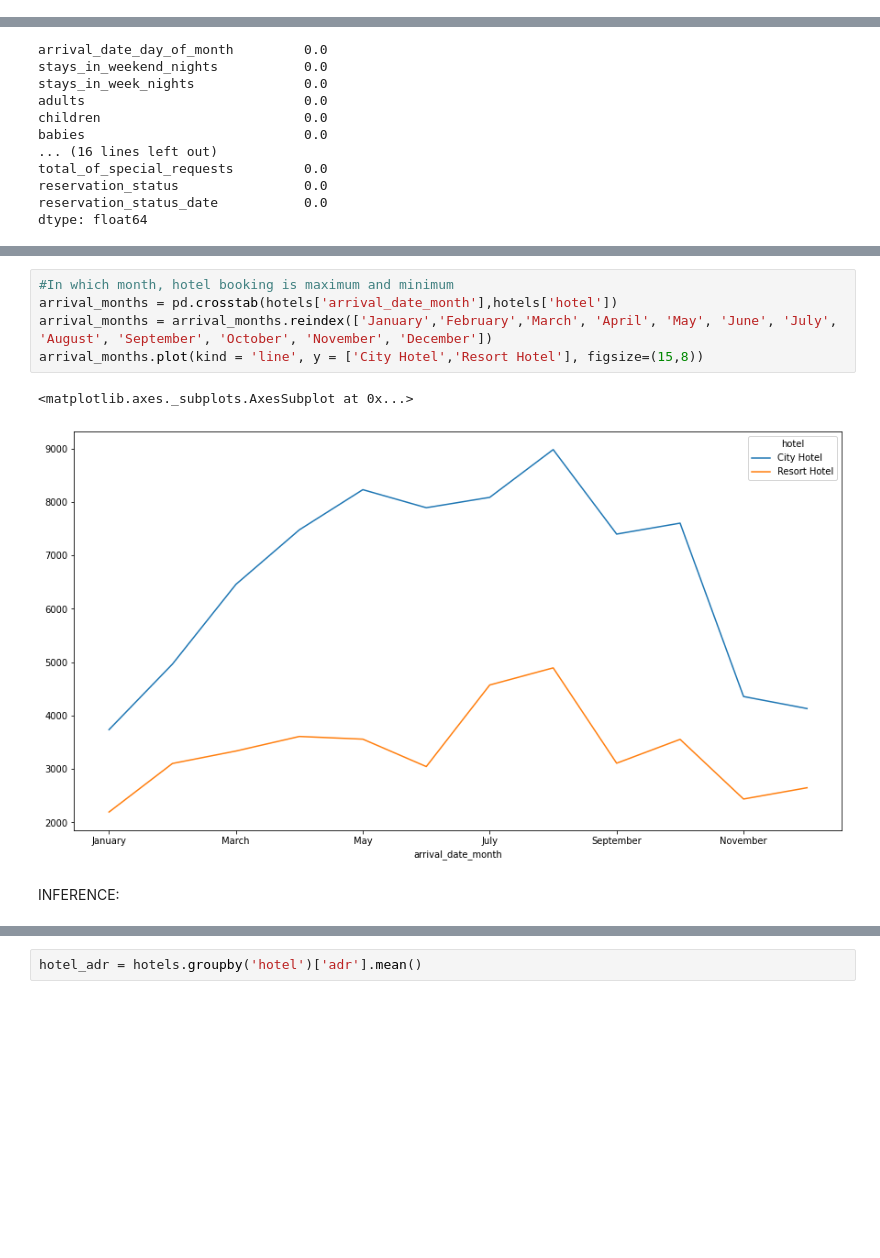
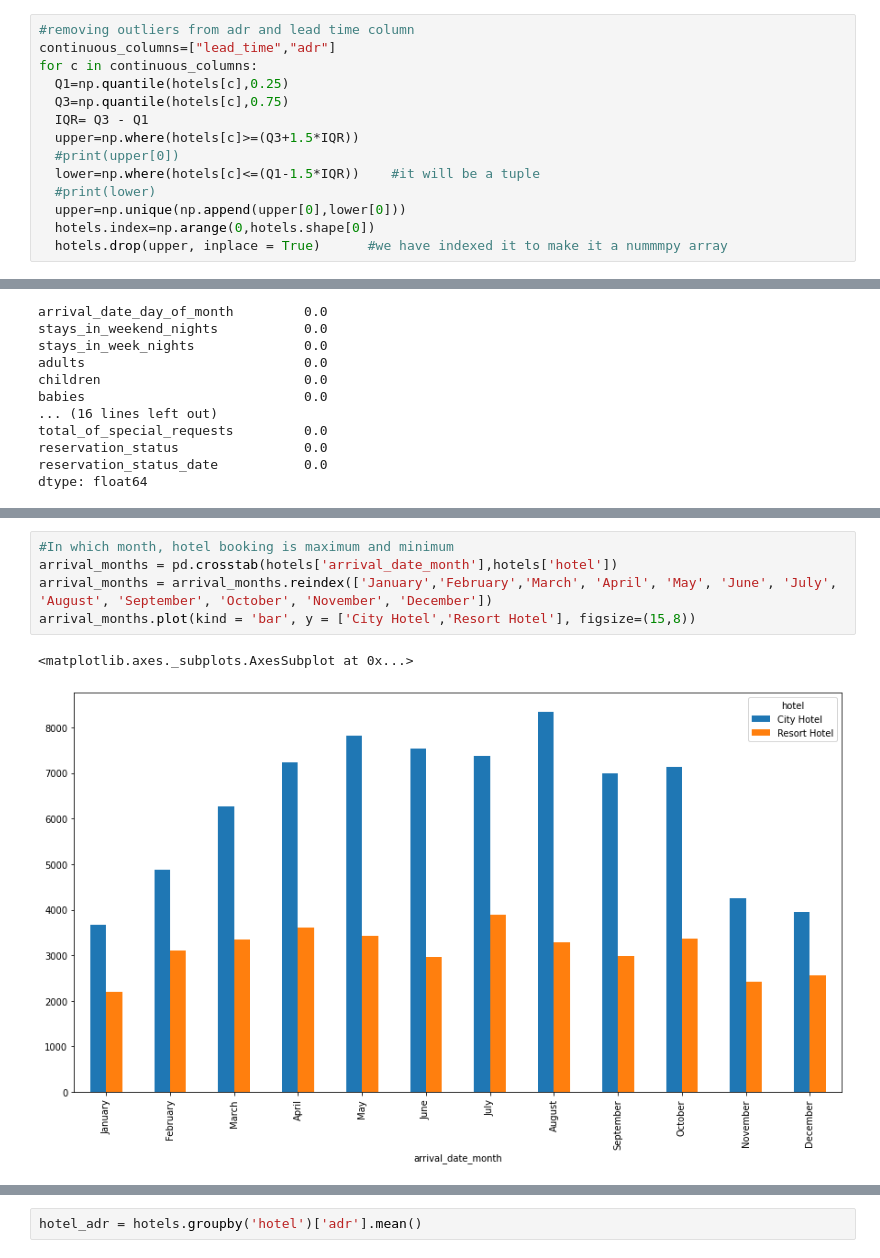
Before and after one commit to gauriagarwal18/Hotel_Booking_Analysis, a Jupyter notebook: Hotel_Booking.ipynb, the cells around one changed output, grey strips where cells are left out. Drawn from its saved outputs; the diff is of its cells as text; blank space fills up the shorter version.

```diff
--- a/Hotel_Booking.ipynb
+++ b/Hotel_Booking.ipynb
@@ -147,0 +158,14 @@ hotels['country'].fillna('other', inplace = True)
+# %%
+#removing outliers from adr and lead time column
+continuous_columns=["lead_time","adr"]
+for c in continuous_columns:
+  Q1=np.quantile(hotels[c],0.25)
+  Q3=np.quantile(hotels[c],0.75)
+  IQR= Q3 - Q1
+  upper=np.where(hotels[c]>=(Q3+1.5*IQR))
+  #print(upper[0])
+  lower=np.where(hotels[c]<=(Q1-1.5*IQR))    #it will be a tuple
+  #print(lower)
+  upper=np.unique(np.append(upper[0],lower[0]))
+  hotels.index=np.arange(0,hotels.shape[0])
+  hotels.drop(upper, inplace = True)      #we have indexed it to make it a nummmpy array
@@ -215,10 +246,8 @@ Text(0.5, 1.0, 'cancel_percentage')
 # %%
 #In which month, hotel booking is maximum and minimum
 arrival_months = pd.crosstab(hotels['arrival_date_month'],hotels['hotel'])
 arrival_months = arrival_months.reindex(['January','February','March', 'April', 'May', 'June', 'July', 'August', 'September', 'October', 'November', 'December'])
-arrival_months.plot(kind = 'line', y = ['City Hotel','Resort Hotel'], figsize=(15,8))
+arrival_months.plot(kind = 'bar', y = ['City Hotel','Resort Hotel'], figsize=(15,8))
 # %% [output]
 <matplotlib.axes._subplots.AxesSubplot at 0x...>
-[figure, old version]
+[figure, new version]
-# %% [markdown]
-INFERENCE:
```
Also changed, not shown: parts of 81 cells of this notebook.
